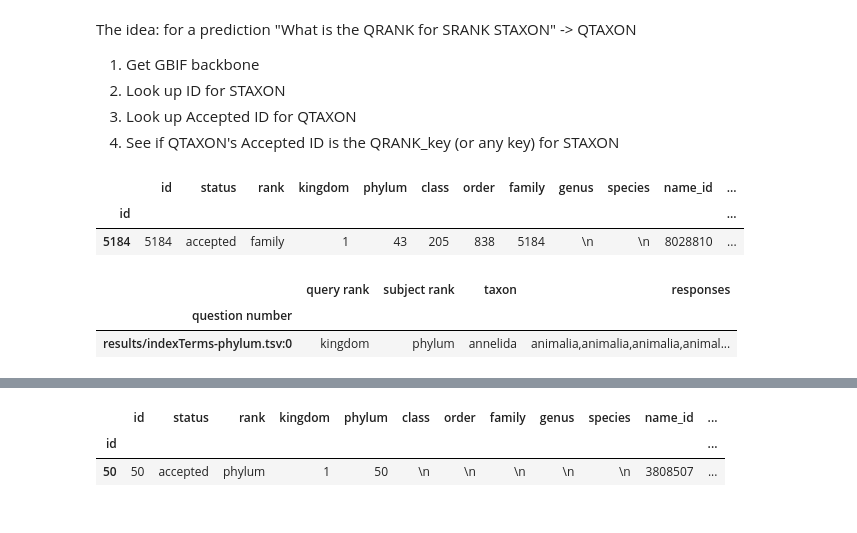
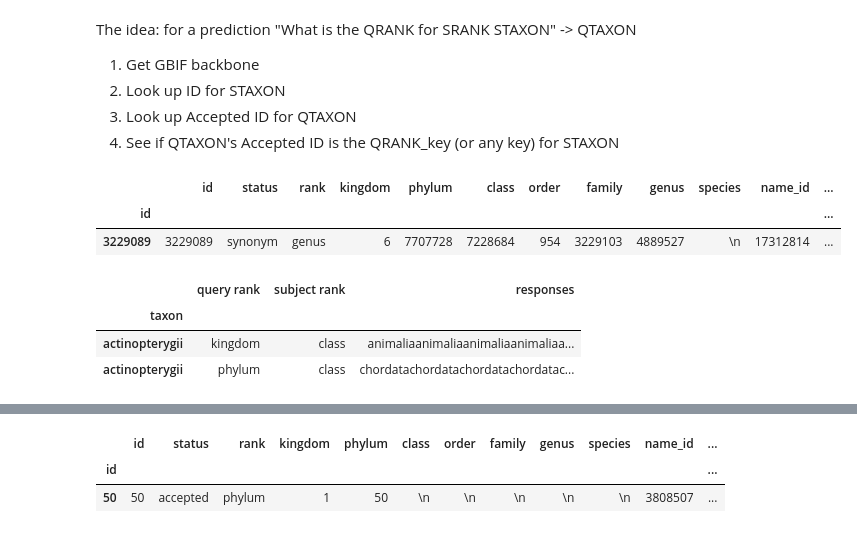
Before and after one commit to mielliott/biodiversity-llms, a Jupyter notebook: tdwg2023/taxonomy/taxonomy.ipynb, the cells around one changed output, grey strips where cells are left out. Drawn from its saved outputs; the diff is of its cells as text; code cells hidden in the pictures.

```diff
--- a/tdwg2023/taxonomy/taxonomy.ipynb
+++ b/tdwg2023/taxonomy/taxonomy.ipynb
@@ -15,17 +12,21 @@ rank_predictions = pd.read_csv(open("results/rank-predictions.tsv"), sep="\t", d
+# %%
+def clean_response(s: str):
+    s = str(s).split()[0] # Get the first word
+    s = s.lower()
+    s = "".join([c for c in s if c.isalpha()]) # Filter out non-letters
+    return s
+
+rank_predictions = pd.read_csv("results/idigbio-sample/rank-predictions.tsv", sep="\t", dtype=str, index_col=0)\
+    # .map(clean_response)
 # %%
 year = 2022
-taxonomy = pd.read_csv(open(f"../../preston/gbif-backbone-{year}.tsv"), sep="\t", dtype=str).applymap(lambda x: str(x).lower())
+taxonomy = pd.read_csv(f"../preston/gbif-backbone-{year}.tsv", sep="\t", dtype=str).applymap(lambda x: str(x).lower())
 taxonomy.set_index("id", drop=False, inplace=True)
 taxonomy.rename(columns={x: x[:-4] for x in taxonomy.columns if "_key" in x}, inplace=True)
+full_taxonomy = taxonomy
+taxonomy = taxonomy[taxonomy["canonical_name"].isin(rank_predictions["taxon"])]
 taxonomy.head(1)
 # %% [output]
 |  | id | status | rank | kingdom | phylum | class | order | family | genus | species | name_id | ... |
 | id |  |  |  |  |  |  |  |  |  |  |  | ... |
-| 5184 | 5184 | accepted | family | 1 | 43 | 205 | 838 | 5184 | \n | \n | 8028810 | ... |
+| 3229089 | 3229089 | synonym | genus | 6 | 7707728 | 7228684 | 954 | 3229103 | 4889527 | \n | 17312814 | ... |
-# %%
-rank_predictions = pd.read_csv(open("results/rank-predictions.tsv"), sep="\t", dtype=str, index_col=0).applymap(lambda x: str(x).lower())
-rank_predictions.head(1)
-# %% [output]
-|  | query rank | subject rank | taxon | responses |
-| question number |  |  |  |  |
-| results/indexTerms-phylum.tsv:0 | kingdom | phylum | annelida | animalia,animalia,animalia,animal... |
@@ -41,0 +43,7 @@ def name_to_id(name, rank):
+# %%
+rank_predictions.set_index("taxon").loc["actinopterygii"]
+# %% [output]
+|  | query rank | subject rank | responses |
+| taxon |  |  |  |
+| actinopterygii | kingdom | class | animaliaanimaliaanimaliaanimaliaa... |
+| actinopterygii | phylum | class | chordatachordatachordatachordatac... |
```
Also changed, not shown: parts of 28 cells of this notebook, 23 other files.
